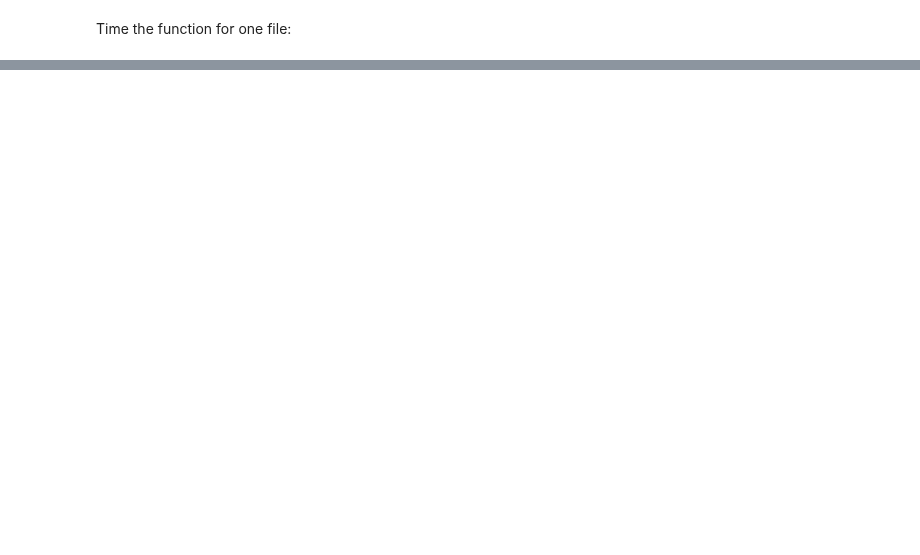
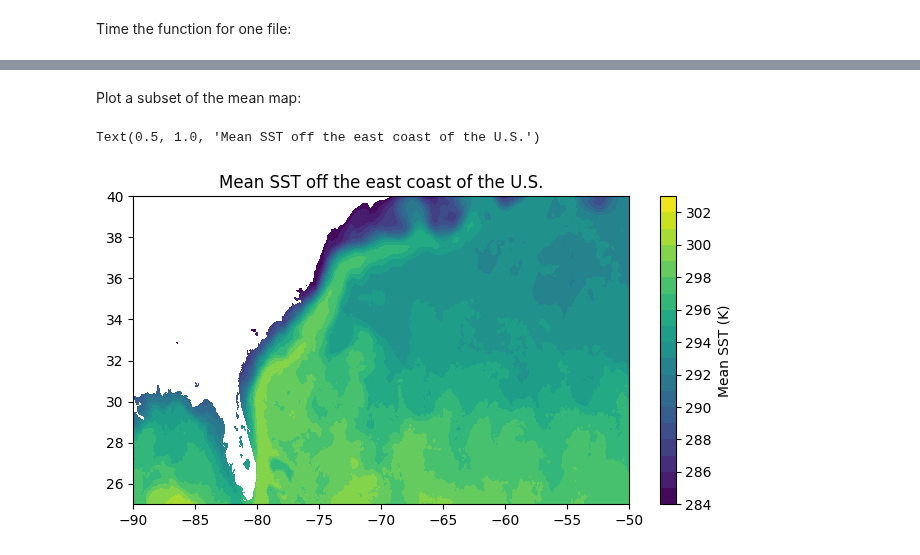
Before and after one commit to DeanHenze/cloud_earthdata, a Jupyter notebook: dask_with_earthdata_starters/basic_dask.ipynb, the cells around one changed output, grey strips where cells are left out. Drawn from its saved outputs; the diff is of its cells as text; code cells hidden in the pictures; blank space fills up the shorter version.

```diff
--- a/dask_with_earthdata_starters/basic_dask.ipynb
+++ b/dask_with_earthdata_starters/basic_dask.ipynb
@@ -47,7 +68,7 @@ import matplotlib.pyplot as plt
 # %%
 xr.set_options( # display options for xarray objects
     display_expand_attrs=False,
-    display_expand_coords=False,
+    #display_expand_coords=False,
     display_expand_data=True,
 )
 # %% [output]
@@ -597,0 +229,4 @@ Wall time: 1min 51s
+# %%
+sstdata = xr.open_mfdataset(fileobjs[:10])
+#sstdata = xr.open_mfdataset(fileobjs[:10], chunks={'lat': 3000, 'lon': 3000, 'time': -1})
+sstdata['analysed_sst']
@@ -597,0 +275,3 @@ Wall time: 1min 51s
+# %%
+sstdata = sstdata.chunk(chunks={'lat': 1000, 'lon': 3000, 'time': 10})
+sstdata['analysed_sst']
@@ -597,0 +318,5 @@ Wall time: 1min 51s
+# %%
+%%time
+
+meansst_2dmap = sstdata['analysed_sst'].mean(dim='time').compute()
+meansst_2dmap
@@ -597,0 +341,12 @@ Wall time: 1min 51s
+# %% [markdown]
+Plot a subset of the mean map:
+# %%
+sub = meansst_2dmap.sel(lat=slice(25, 40), lon=slice(-90, -50))
+
+plt.figure(figsize=(8,4))
+plt.contourf(sub['lon'], sub['lat'], sub.values, levels=np.arange(284, 304, 1))
+plt.colorbar(label="Mean SST (K)")
+plt.title("Mean SST off the east coast of the U.S.")
+# %% [output]
+Text(0.5, 1.0, 'Mean SST off the east coast of the U.S.')
+[figure, added]
```
Also changed, not shown: parts of 72 cells of this notebook.
